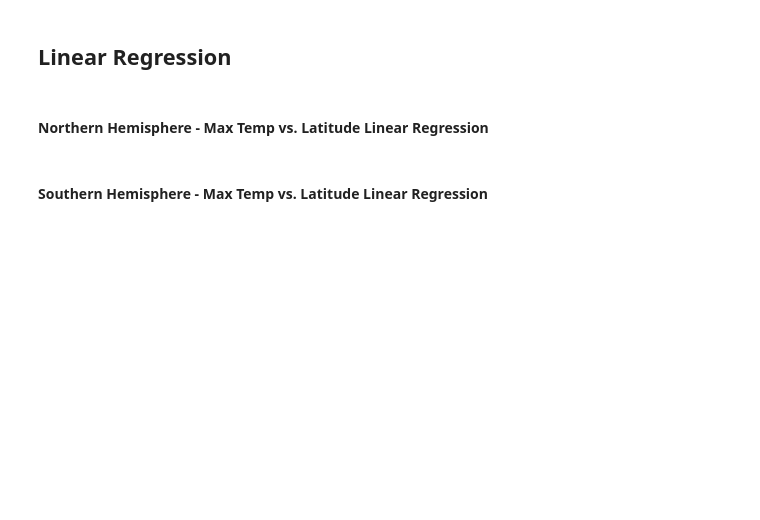
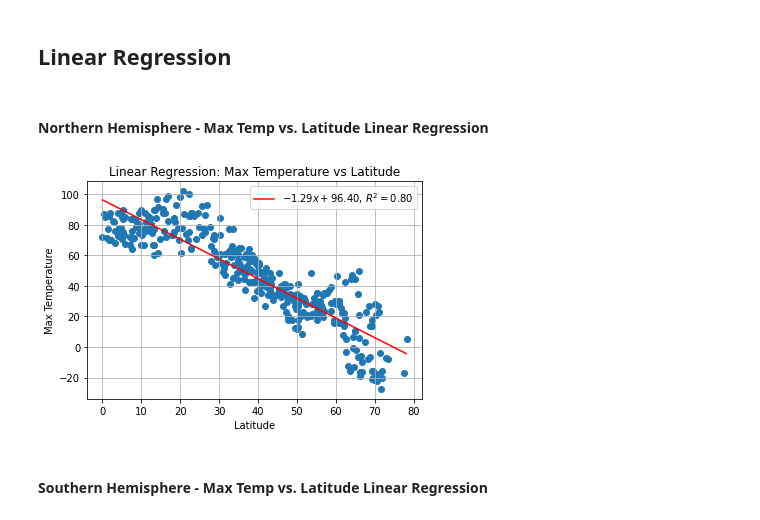
Before and after one commit to Alex8ab/python-api-challenge, a Jupyter notebook: WeatherPy/WeatherPy.ipynb, the cells around one changed output. Drawn from its saved outputs; the diff is of its cells as text; code cells hidden in the pictures; blank space fills up the shorter version.

Commit message:
fixed saving plots

```diff
--- a/WeatherPy/WeatherPy.ipynb
+++ b/WeatherPy/WeatherPy.ipynb
@@ -253,7 +288,7 @@ plt.savefig("output_data/Wind_Speed_vs_Latitude.png")
 # %%
 # OPTIONAL: Create a function to create Linear Regression plots
 
-def ln_regress(x, y, var_name):
+def ln_regress(x, y, var_name, hemi):
 
     #Linear Regression
     slope, intercept, r_value, p_value, std_err = linregress(x, y)
@@ -272,7 +307,7 @@ def ln_regress(x, y, var_name):
     plt.ylabel(var_name)
 
     # Save plot
-#     plt.savefig("output_data/ln_regress_" + var_name + ".png")
+    plt.savefig("output_data/ln_regress_" + hemi + '_' + var_name + ".png")
 # %%
 # Create Northern and Southern Hemisphere DataFrames
 north_df = cities_df.loc[(cities_df["Lat"] >= 0)]
@@ -280,7 +315,9 @@ south_df = cities_df.loc[(cities_df["Lat"] <  0)]
 # %% [markdown]
 ####  Northern Hemisphere - Max Temp vs. Latitude Linear Regression
 # %%
-ln_regress(north_df["Lat"], north_df["MaxTemp"], "Max Temperature")
+ln_regress(north_df["Lat"], north_df["MaxTemp"], "Max Temperature", 'Northern' )
+# %% [output]
+[figure, added]
 # %% [markdown]
 ####  Southern Hemisphere - Max Temp vs. Latitude Linear Regression
 # %%
```
Also changed, not shown: parts of 19 cells of this notebook, 23 other files.
